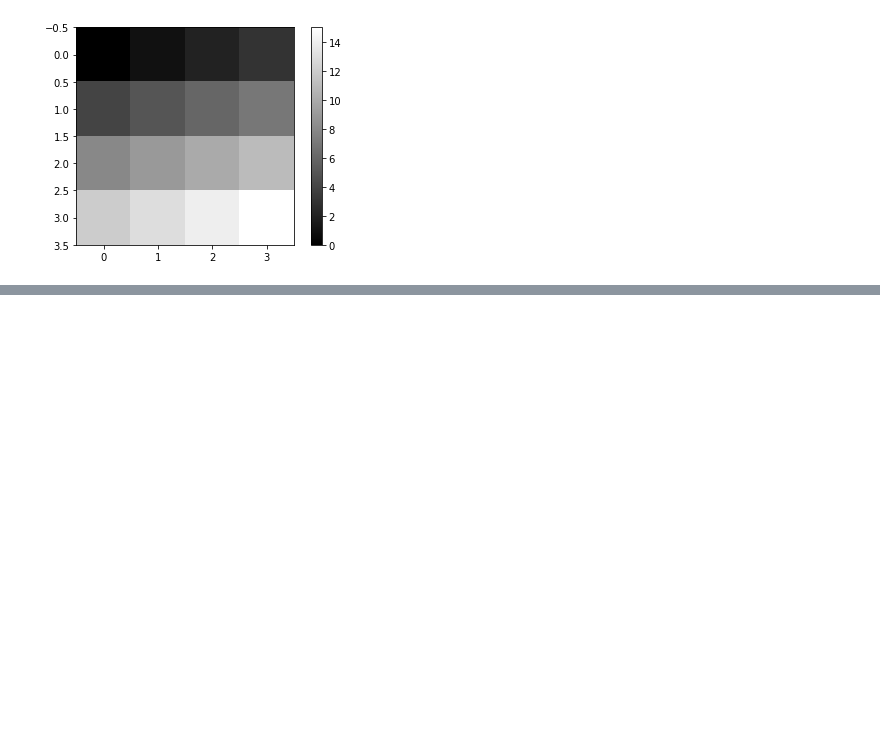
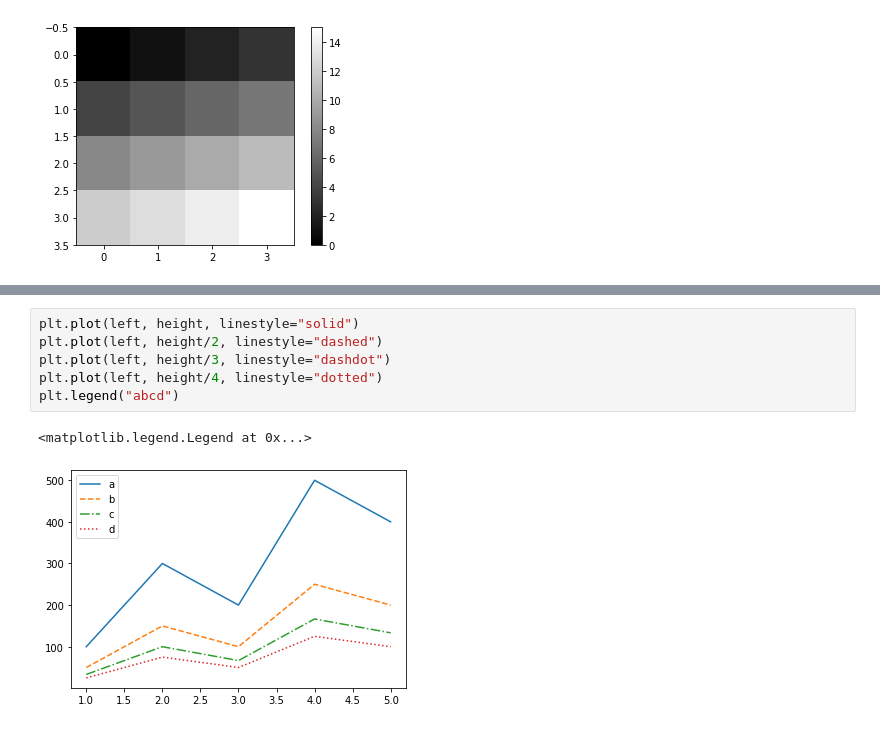
Before and after one commit to beeeyan/base-deeplarning, a Jupyter notebook: matplotlib/matplotlib.ipynb, the cells around one changed output, grey strips where cells are left out. Drawn from its saved outputs; the diff is of its cells as text; blank space fills up the shorter version.

```diff
--- a/matplotlib/matplotlib.ipynb
+++ b/matplotlib/matplotlib.ipynb
@@ -106,0 +124,9 @@ plt.show()
+# %%
+plt.plot(left, height, linestyle="solid")
+plt.plot(left, height/2, linestyle="dashed")
+plt.plot(left, height/3, linestyle="dashdot")
+plt.plot(left, height/4, linestyle="dotted")
+plt.legend("abcd")
+# %% [output]
+<matplotlib.legend.Legend at 0x...>
+[figure, added]
```
Also changed, not shown: parts of 3 cells of this notebook, 1 other file.
